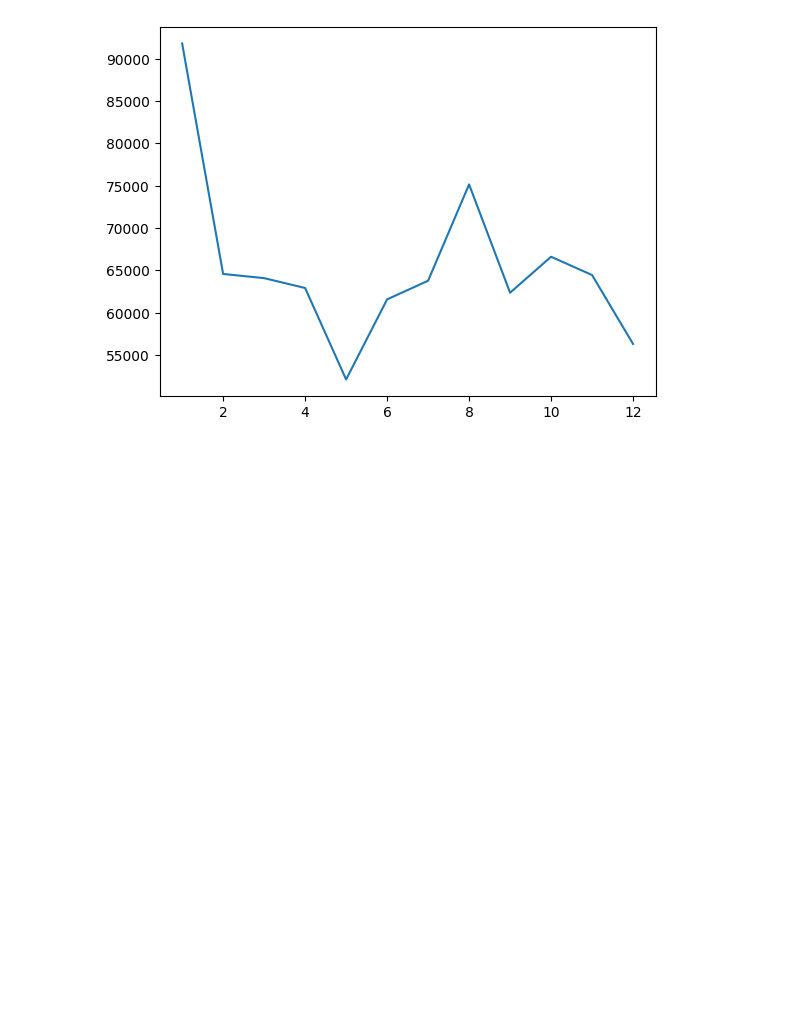
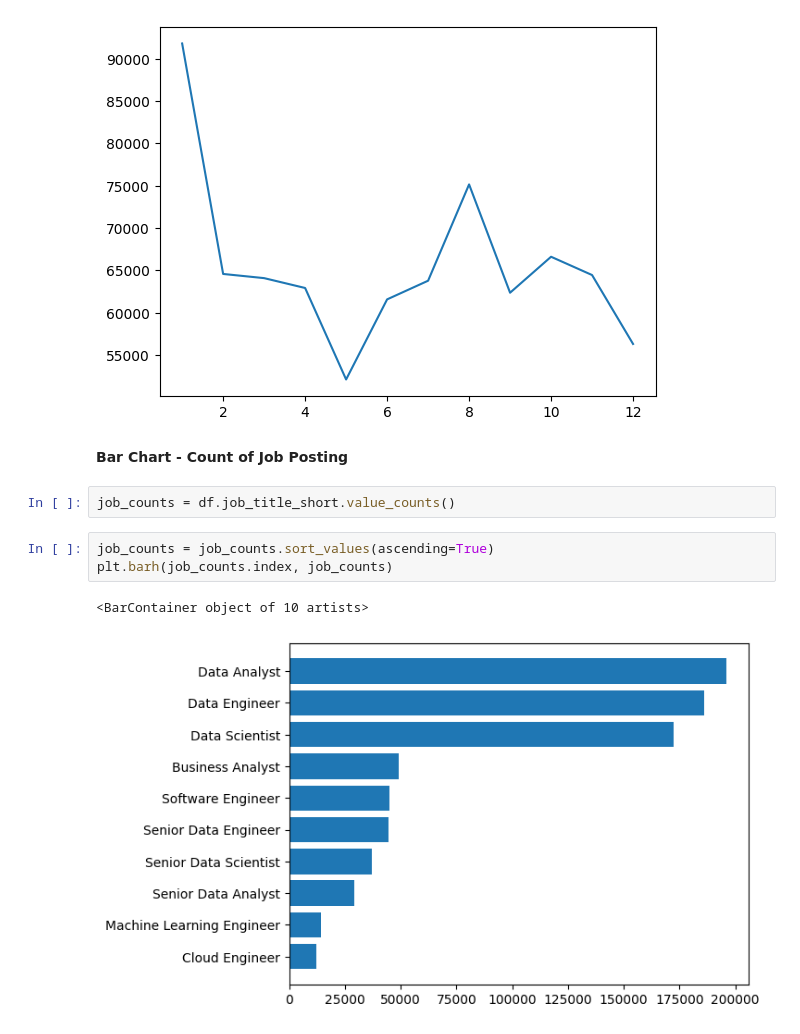
Before and after one commit to okiromosh/Learning-Python-Data, a Jupyter notebook: Python_Matplotlib.ipynb, the cells around one changed output. Cells and saved outputs as stored; diff of their text form; blank space fills up the shorter version.

```diff
--- a/Python_Matplotlib.ipynb
+++ b/Python_Matplotlib.ipynb
@@ -74,3 +74,13 @@ plt.plot(monthly_counts.index, monthly_counts.values)
 # %% [output]
 [<matplotlib.lines.Line2D at 0x...>]
 [figure]
+# %% [markdown]
+**Bar Chart - Count of Job Posting**
+# %%
+job_counts = df.job_title_short.value_counts()
+# %%
+job_counts = job_counts.sort_values(ascending=True)
+plt.barh(job_counts.index, job_counts)
+# %% [output]
+<BarContainer object of 10 artists>
+[figure, added]
```
